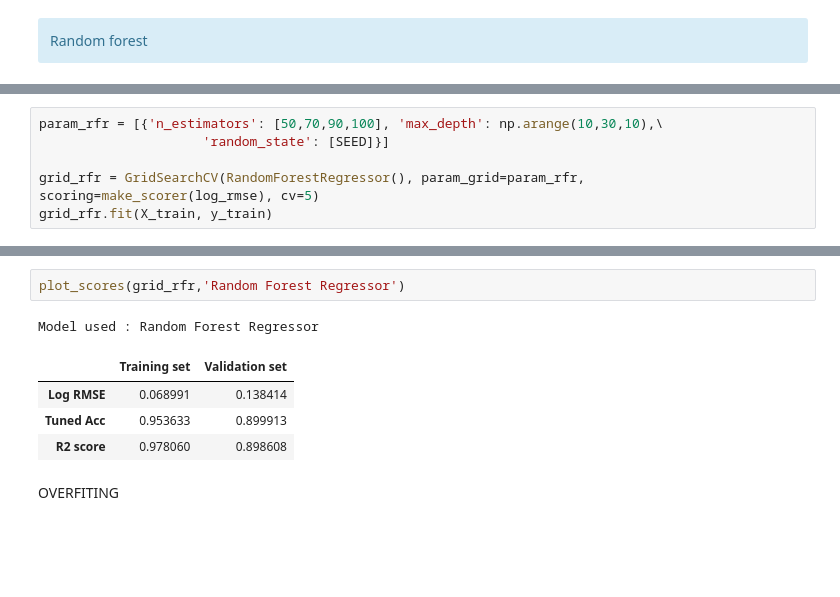
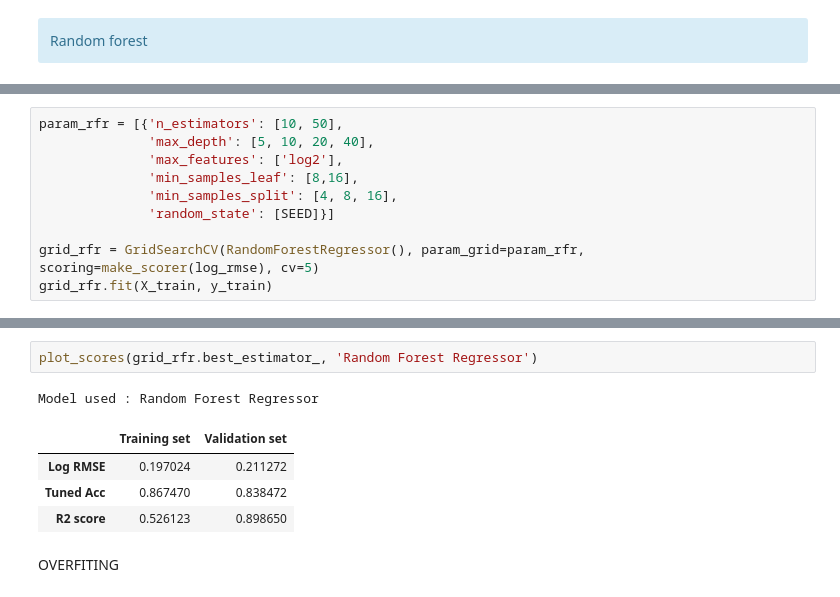
Before and after one commit to Makubu/AML, a Jupyter notebook: Chall2_Houses_Prediction/house_pricing_challenge.ipynb, the cells around one changed output, grey strips where cells are left out. Drawn from its saved outputs; the diff is of its cells as text; blank space fills up the shorter version.

```diff
--- a/Chall2_Houses_Prediction/house_pricing_challenge.ipynb
+++ b/Chall2_Houses_Prediction/house_pricing_challenge.ipynb
@@ -884,6 +952,10 @@ from sklearn.ensemble import RandomForestRegressor
 # %%
-param_rfr = [{'n_estimators': [50,70,90,100], 'max_depth': np.arange(10,30,10),\
-                     'random_state': [SEED]}]
+param_rfr = [{'n_estimators': [10, 50],
+              'max_depth': [5, 10, 20, 40],
+              'max_features': ['log2'],
+              'min_samples_leaf': [8,16],
+              'min_samples_split': [4, 8, 16],
+              'random_state': [SEED]}]
 
 grid_rfr = GridSearchCV(RandomForestRegressor(), param_grid=param_rfr, scoring=make_scorer(log_rmse), cv=5)
 grid_rfr.fit(X_train, y_train)
@@ -911,11 +995,11 @@ GridSearchCV(cv=5, error_score=nan,
 # %%
-plot_scores(grid_rfr,'Random Forest Regressor')
+plot_scores(grid_rfr.best_estimator_, 'Random Forest Regressor')
 # %% [output]
 Model used : Random Forest Regressor
 |  | Training set | Validation set |
-| Log RMSE | 0.068991 | 0.138414 |
-| Tuned Acc | 0.953633 | 0.899913 |
-| R2 score | 0.978060 | 0.898608 |
+| Log RMSE | 0.197024 | 0.211272 |
+| Tuned Acc | 0.867470 | 0.838472 |
+| R2 score | 0.526123 | 0.898650 |
 # %% [markdown]
 OVERFITING
 # %%
```
Also changed, not shown: parts of 34 cells of this notebook, 1 other file.
